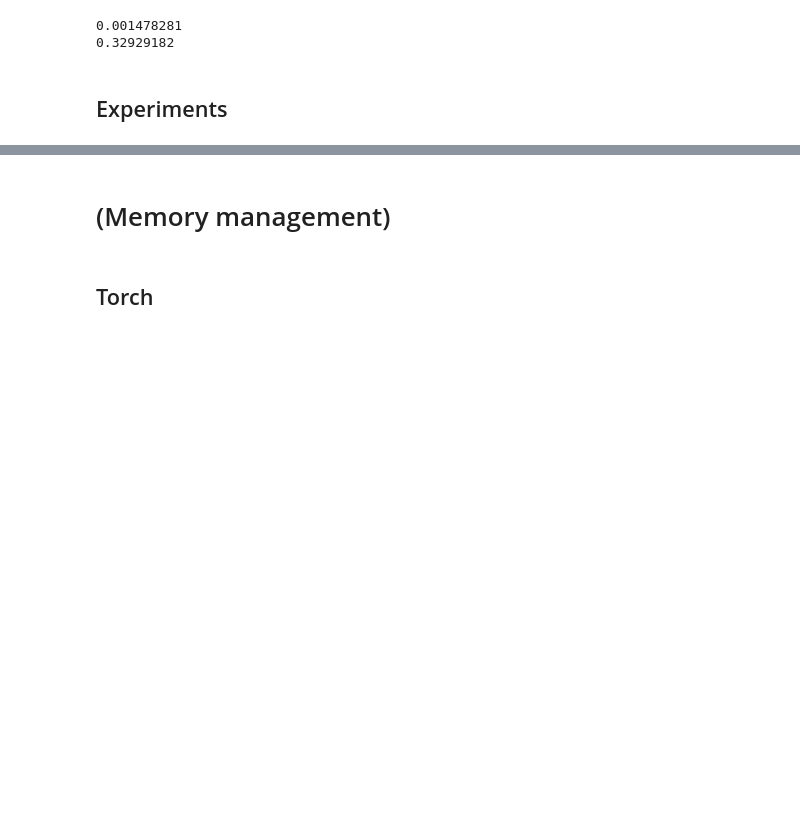
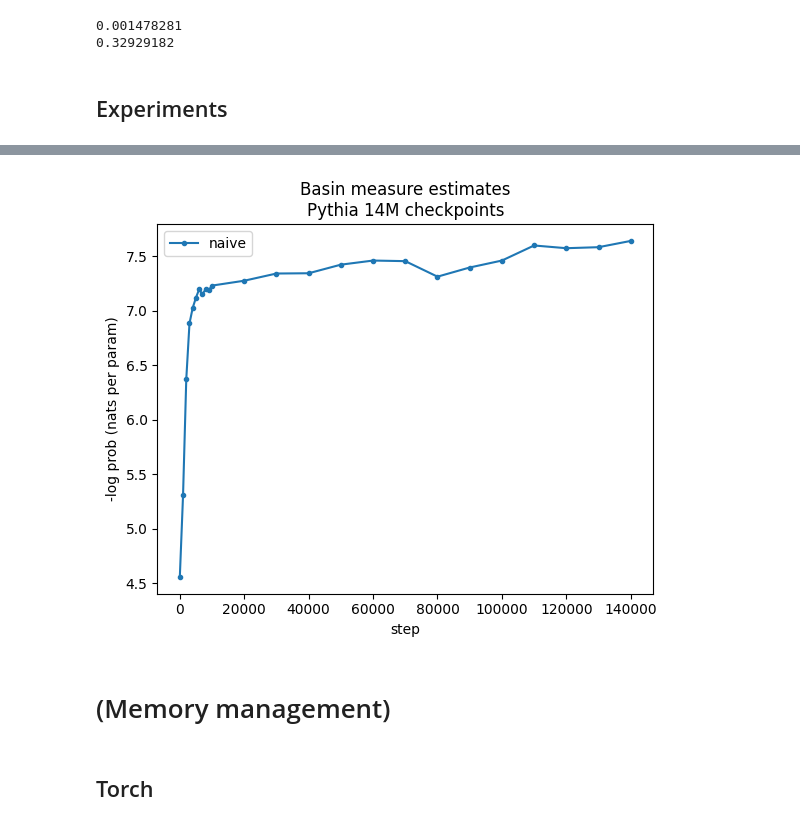
Before and after one commit to EleutherAI/basin-volume, a Jupyter notebook: notebooks/pythia.ipynb, the cells around one changed output, grey strips where cells are left out. Cells and saved outputs as stored; diff of their text form; code cells hidden in the pictures; blank space fills up the shorter version.

```diff
--- a/notebooks/pythia.ipynb
+++ b/notebooks/pythia.ipynb
@@ -316,0 +370,6 @@ plt.show()
+# %%
+def get_checkpoint_params(revision):
+    model_chkpt = AutoModelForCausalLM.from_pretrained("EleutherAI/pythia-14m", revision=revision).to("cuda")
+    params_chkpt_t = torch.nn.utils.parameters_to_vector(model_chkpt.parameters()).detach()
+    params_chkpt_j = jax.dlpack.from_dlpack(params_chkpt_t)
+    return params_chkpt_j
@@ -316,0 +397,19 @@ plt.show()
+# %%
+CUTOFF = 1e-2
+RESULT_SIZE= 10
+chkpts = range(0, 10_000, 1000)
+# RESULTS['chkpts'] = {}
+
+for chkpt in tqdm(chkpts):
+    params_chkpt = get_checkpoint_params(f"step{chkpt}")
+    kl_fn_chkpt = make_kl_fn_params(params_chkpt, apply_fn, X_val_t, l2_reg=0.)
+    RESULTS['chkpts'][chkpt] = get_estimates_vectorized_gauss(RESULT_SIZE,
+                                                  batch_size=1,
+                                                  sigma=sigma_params,
+                                                  fn=kl_fn_chkpt,
+                                                  params=trained_params_j,
+                                                  cutoff=CUTOFF,
+                                                  tol=100., #0.1,
+                                                  debug=False,
+                                                  torch_model=True,
+                                                 )
@@ -317,3 +434,16 @@ plt.show()
+# %%
+chkpts = sorted(RESULTS['chkpts'].keys())
+
+aggs = [aggregate(RESULTS['chkpts'][chkpt].estimates) for chkpt in chkpts]
+
+plt.plot(chkpts, -jnp.array(aggs) / model_dim, '.-', label='naive')
+plt.legend()
+plt.xlabel('step')
+plt.ylabel('-log prob (nats per param)')
+plt.title('Basin measure estimates\nPythia 14M checkpoints')
+plt.show()
+# %% [output]
+[figure, added]
 # %% [markdown]
 # (Memory management)
 # %% [markdown]
```
Also changed, not shown: parts of 19 cells of this notebook.
